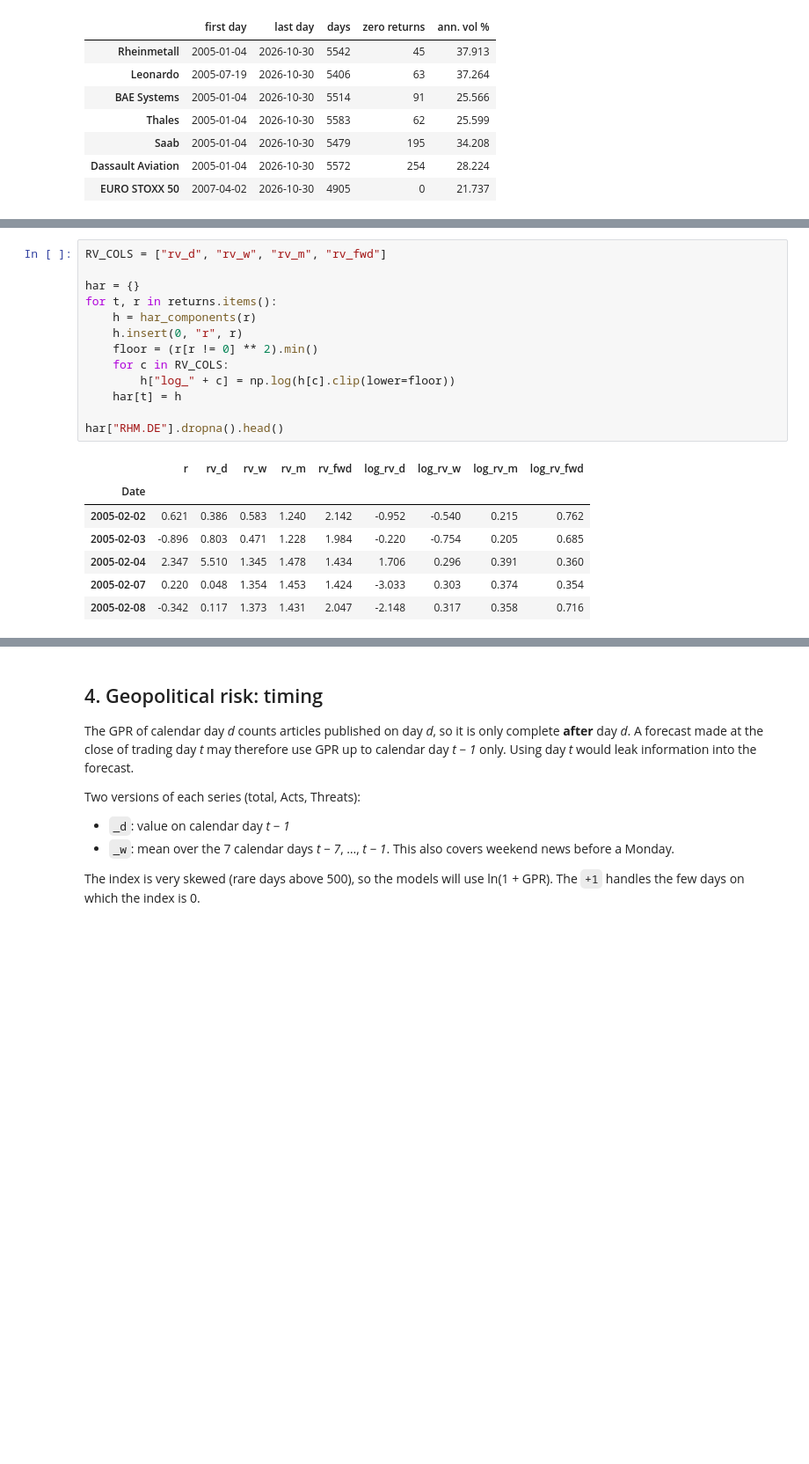
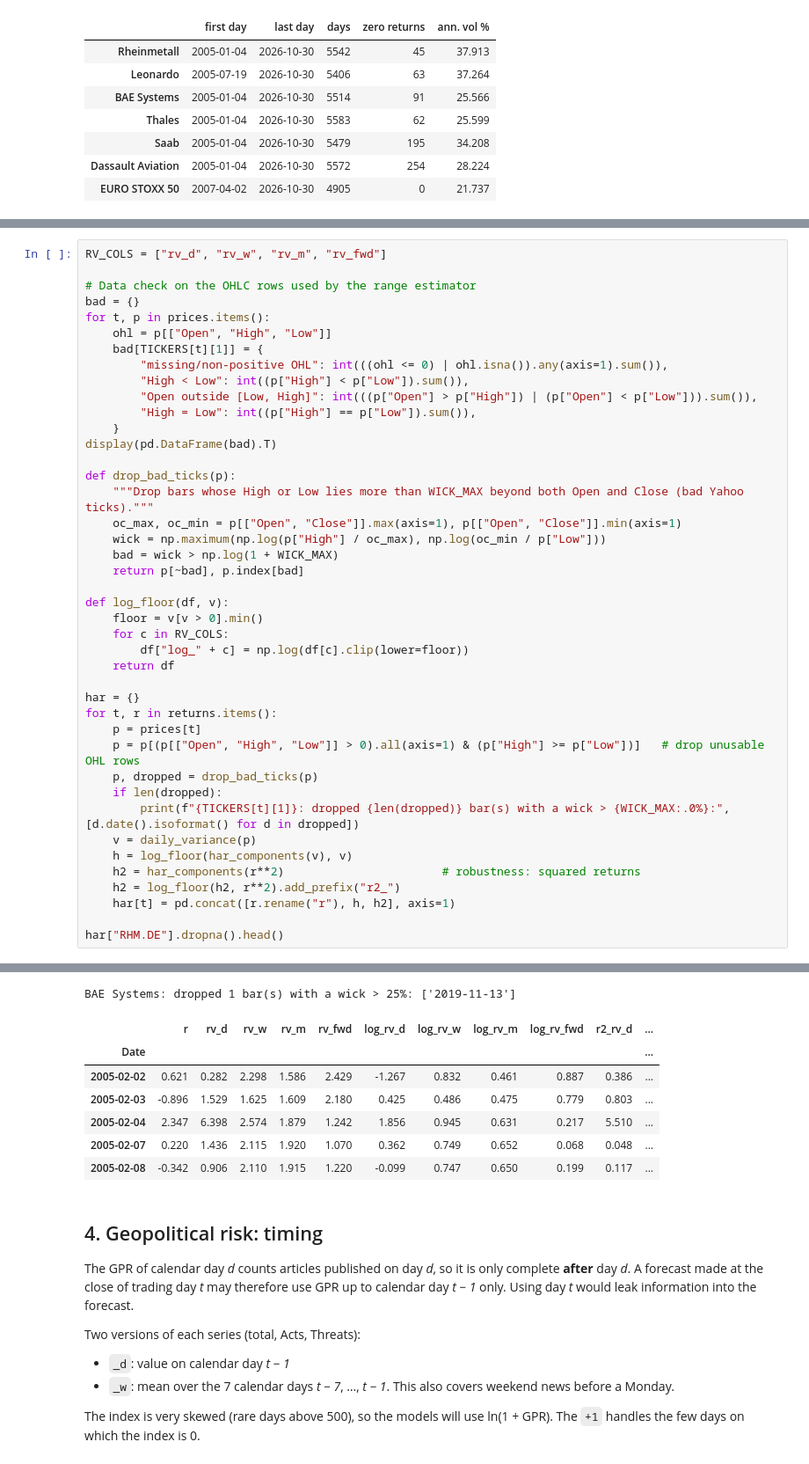
Before and after one commit to Sebasmulas/ada-2026-project, a Jupyter notebook: code/02_clean.ipynb, the cells around one changed output, grey strips where cells are left out. Shown at 88% size. Saved outputs shown, nothing was run; the diff lists cells and outputs as text; blank space fills up the shorter version.

```diff
--- a/code/02_clean.ipynb
+++ b/code/02_clean.ipynb
@@ -115,21 +126,43 @@ With daily data, the variance of day *t* is proxied by rₜ². Following Corsi (
-# %%
-RV_COLS = ["rv_d", "rv_w", "rv_m", "rv_fwd"]
-
-har = {}
-for t, r in returns.items():
-    h = har_components(r)
-    h.insert(0, "r", r)
-    floor = (r[r != 0] ** 2).min()
-    for c in RV_COLS:
-        h["log_" + c] = np.log(h[c].clip(lower=floor))
-    har[t] = h
-
-har["RHM.DE"].dropna().head()
-# %% [output]
-|  | r | rv_d | rv_w | rv_m | rv_fwd | log_rv_d | log_rv_w | log_rv_m | log_rv_fwd |
-| Date |  |  |  |  |  |  |  |  |  |
-| 2005-02-02 | 0.621 | 0.386 | 0.583 | 1.240 | 2.142 | -0.952 | -0.540 | 0.215 | 0.762 |
-| 2005-02-03 | -0.896 | 0.803 | 0.471 | 1.228 | 1.984 | -0.220 | -0.754 | 0.205 | 0.685 |
-| 2005-02-04 | 2.347 | 5.510 | 1.345 | 1.478 | 1.434 | 1.706 | 0.296 | 0.391 | 0.360 |
-| 2005-02-07 | 0.220 | 0.048 | 1.354 | 1.453 | 1.424 | -3.033 | 0.303 | 0.374 | 0.354 |
-| 2005-02-08 | -0.342 | 0.117 | 1.373 | 1.431 | 2.047 | -2.148 | 0.317 | 0.358 | 0.716 |
+# %%
+RV_COLS = ["rv_d", "rv_w", "rv_m", "rv_fwd"]
+
+# Data check on the OHLC rows used by the range estimator
+bad = {}
+for t, p in prices.items():
+    ohl = p[["Open", "High", "Low"]]
+    bad[TICKERS[t][1]] = {
+        "missing/non-positive OHL": int(((ohl <= 0) | ohl.isna()).any(axis=1).sum()),
+        "High < Low": int((p["High"] < p["Low"]).sum()),
+        "Open outside [Low, High]": int(((p["Open"] > p["High"]) | (p["Open"] < p["Low"])).sum()),
+        "High = Low": int((p["High"] == p["Low"]).sum()),
+    }
+display(pd.DataFrame(bad).T)
+
+def drop_bad_ticks(p):
+    """Drop bars whose High or Low lies more than WICK_MAX beyond both Open and Close (bad Yahoo ticks)."""
+    oc_max, oc_min = p[["Open", "Close"]].max(axis=1), p[["Open", "Close"]].min(axis=1)
+    wick = np.maximum(np.log(p["High"] / oc_max), np.log(oc_min / p["Low"]))
+    bad = wick > np.log(1 + WICK_MAX)
+    return p[~bad], p.index[bad]
+
+def log_floor(df, v):
+    floor = v[v > 0].min()
+    for c in RV_COLS:
+        df["log_" + c] = np.log(df[c].clip(lower=floor))
+    return df
+
+har = {}
+for t, r in returns.items():
+    p = prices[t]
+    p = p[(p[["Open", "High", "Low"]] > 0).all(axis=1) & (p["High"] >= p["Low"])]   # drop unusable OHL rows
+    p, dropped = drop_bad_ticks(p)
+    if len(dropped):
+        print(f"{TICKERS[t][1]}: dropped {len(dropped)} bar(s) with a wick > {WICK_MAX:.0%}:", [d.date().isoformat() for d in dropped])
+    v = daily_variance(p)
+    h = log_floor(har_components(v), v)
+    h2 = har_components(r**2)                       # robustness: squared returns
+    h2 = log_floor(h2, r**2).add_prefix("r2_")
+    har[t] = pd.concat([r.rename("r"), h, h2], axis=1)
+
+har["RHM.DE"].dropna().head()
+# %% [output]
@@ -136,3 +177,11 @@ har["RHM.DE"].dropna().head()
+BAE Systems: dropped 1 bar(s) with a wick > 25%: ['2019-11-13']
+|  | r | rv_d | rv_w | rv_m | rv_fwd | log_rv_d | log_rv_w | log_rv_m | log_rv_fwd | r2_rv_d | ... |
+| Date |  |  |  |  |  |  |  |  |  |  | ... |
+| 2005-02-02 | 0.621 | 0.282 | 2.298 | 1.586 | 2.429 | -1.267 | 0.832 | 0.461 | 0.887 | 0.386 | ... |
+| 2005-02-03 | -0.896 | 1.529 | 1.625 | 1.609 | 2.180 | 0.425 | 0.486 | 0.475 | 0.779 | 0.803 | ... |
+| 2005-02-04 | 2.347 | 6.398 | 2.574 | 1.879 | 1.242 | 1.856 | 0.945 | 0.631 | 0.217 | 5.510 | ... |
+| 2005-02-07 | 0.220 | 1.436 | 2.115 | 1.920 | 1.070 | 0.362 | 0.749 | 0.652 | 0.068 | 0.048 | ... |
+| 2005-02-08 | -0.342 | 0.906 | 2.110 | 1.915 | 1.220 | -0.099 | 0.747 | 0.650 | 0.199 | 0.117 | ... |
 # %% [markdown]
 ## 4. Geopolitical risk: timing
 
```
Also changed, not shown: parts of 8 cells of this notebook, 5 other files.
